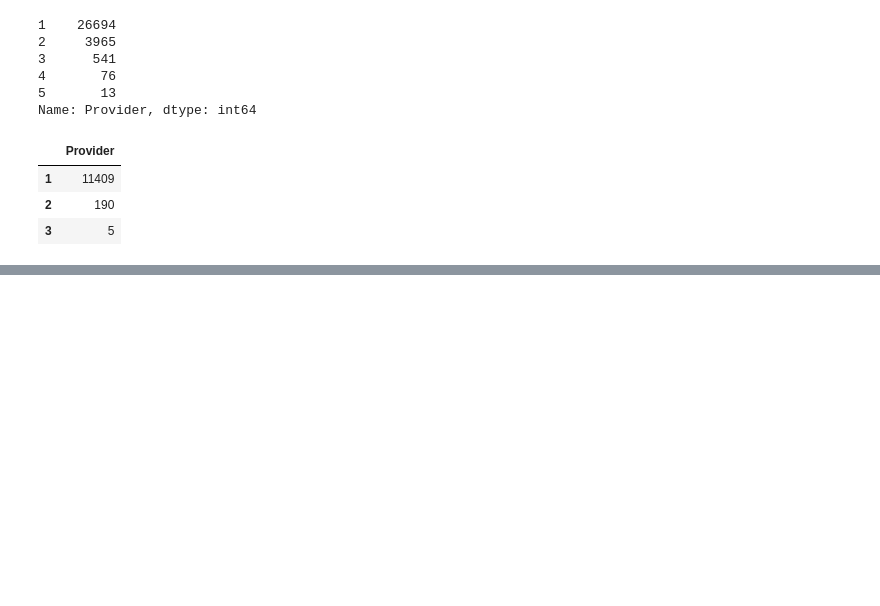
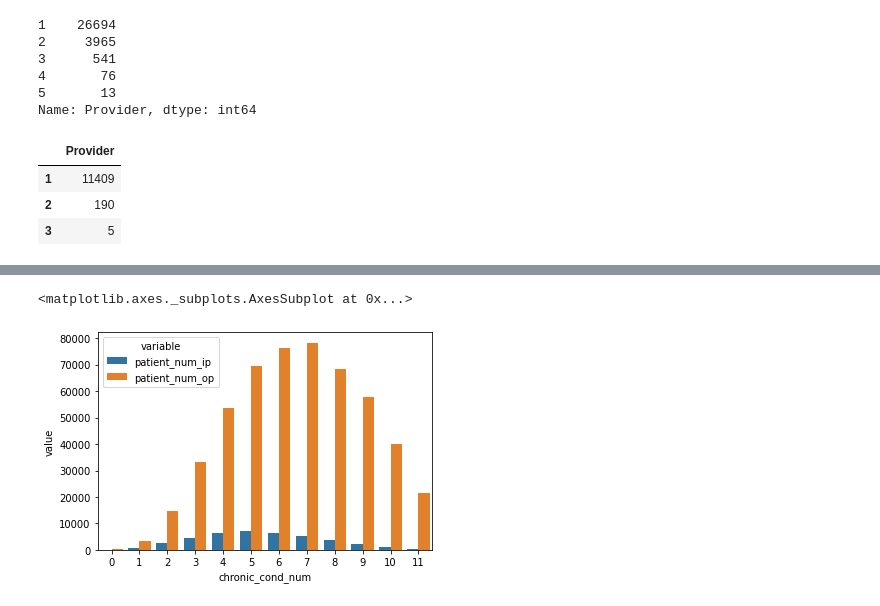
Before and after one commit to microwolf/capstone_healthcare_fraud, a Jupyter notebook: contributors/lu/scripts/EDA1.ipynb, the cells around one changed output, grey strips where cells are left out. Drawn from its saved outputs; the diff is of its cells as text; code cells hidden in the pictures; blank space fills up the shorter version.

Commit message:
EDA5, use ip/op file merged with bene and flag for analysis

```diff
--- a/contributors/lu/scripts/EDA1.ipynb
+++ b/contributors/lu/scripts/EDA1.ipynb
@@ -170,2 +225,5 @@ inpt_bene = inpt.merge(bene, on = 'BeneID')
 # %%
 inpt_bene_cond = inpt_bene[inpt_bene.columns[inpt_bene.columns.str.contains(pat = 'ChronicCond')]].sum(axis=1).value_counts()
+inpt_bene_cond_counts = pd.DataFrame(inpt_bene_cond).reset_index().rename(columns = {'index':'chronic_cond_num', 0:'patient_num'}).sort_values(by = 'chronic_cond_num')
+inpt_bene_cond_counts['ip_percent'] = inpt_bene_cond_counts.patient_num / inpt.BeneID.nunique()
+inpt_bene_cond_counts
@@ -173,3 +245,7 @@ inpt_bene_cond = inpt_bene[inpt_bene.columns[inpt_bene.columns.str.contains(pat
 outpt_bene = outpt.merge(bene, on = 'BeneID')
 # %%
 outpt_bene_cond = outpt_bene[outpt_bene.columns[outpt_bene.columns.str.contains(pat = 'ChronicCond')]].sum(axis=1).value_counts()
+outpt_bene_cond_counts = pd.DataFrame(outpt_bene_cond).reset_index().rename(columns = {'index':'chronic_cond_num', 0:'patient_num'}).sort_values(by = 'chronic_cond_num')
+outpt_bene_cond_counts['ip_percent'] = outpt_bene_cond_counts.patient_num / outpt.BeneID.nunique()
+outpt_bene_cond_counts
+# change 1 & 2 to 0 & 1
@@ -175,0 +266,3 @@ outpt_bene_cond = outpt_bene[outpt_bene.columns[outpt_bene.columns.str.contains(
+# %%
+bene_cond_counts = inpt_bene_cond_counts.merge(outpt_bene_cond_counts, on = 'chronic_cond_num', suffixes=('_ip', '_op'))
+bene_cond_counts
@@ -175,0 +283,4 @@ outpt_bene_cond = outpt_bene[outpt_bene.columns[outpt_bene.columns.str.contains(
+# %%
+test = bene_cond_counts.melt(id_vars = ['chronic_cond_num'], value_vars=['patient_num_ip', 'patient_num_op'])
+test
+# divide by totoal number of bene
@@ -175,0 +305,5 @@ outpt_bene_cond = outpt_bene[outpt_bene.columns[outpt_bene.columns.str.contains(
+# %%
+sns.barplot(x = 'chronic_cond_num', y = 'value', hue = 'variable', data = test, )
+# %% [output]
+<matplotlib.axes._subplots.AxesSubplot at 0x...>
+[figure, added]
```
Also changed, not shown: parts of 23 cells of this notebook, 14 other files.
